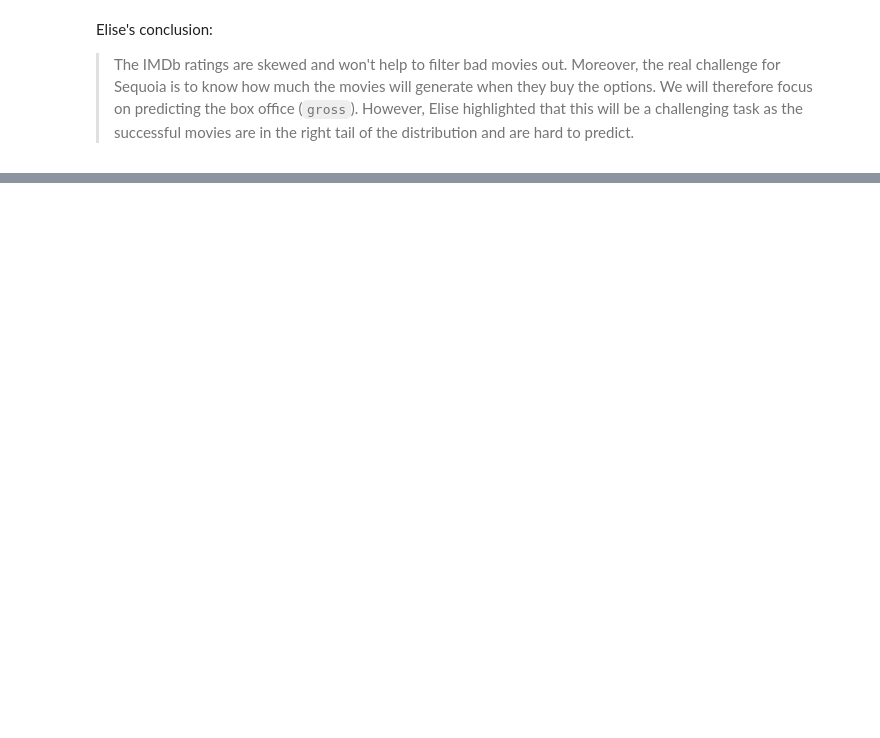
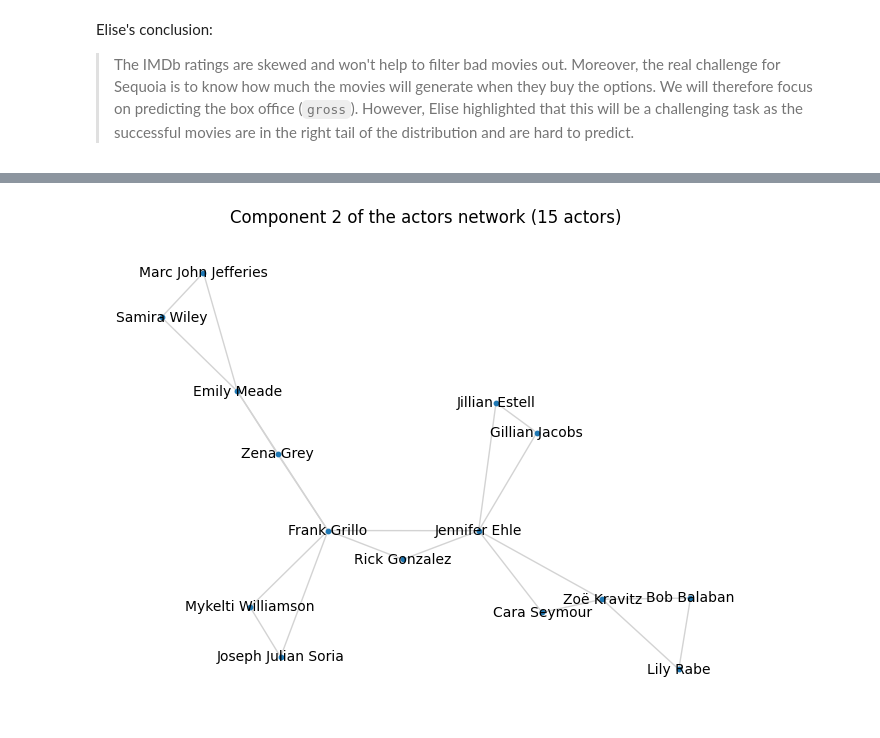
Before and after one commit to MathieuDemarets/hackathon, a Jupyter notebook: MDO_report.ipynb, the cells around one changed output, grey strips where cells are left out. Cells and saved outputs as stored; diff of their text form; code cells hidden in the pictures; blank space fills up the shorter version.

```diff
--- a/MDO_report.ipynb
+++ b/MDO_report.ipynb
@@ -102,0 +150,5 @@ Elise's conclusion:
+# %%
+# Let's have a look at the second cluster, the first one is too big for good readability
+Marc.show_nth_cluster(n=2)
+# %% [output]
+[figure, added]
```
Also changed, not shown: parts of 46 cells of this notebook, 23 other files.
